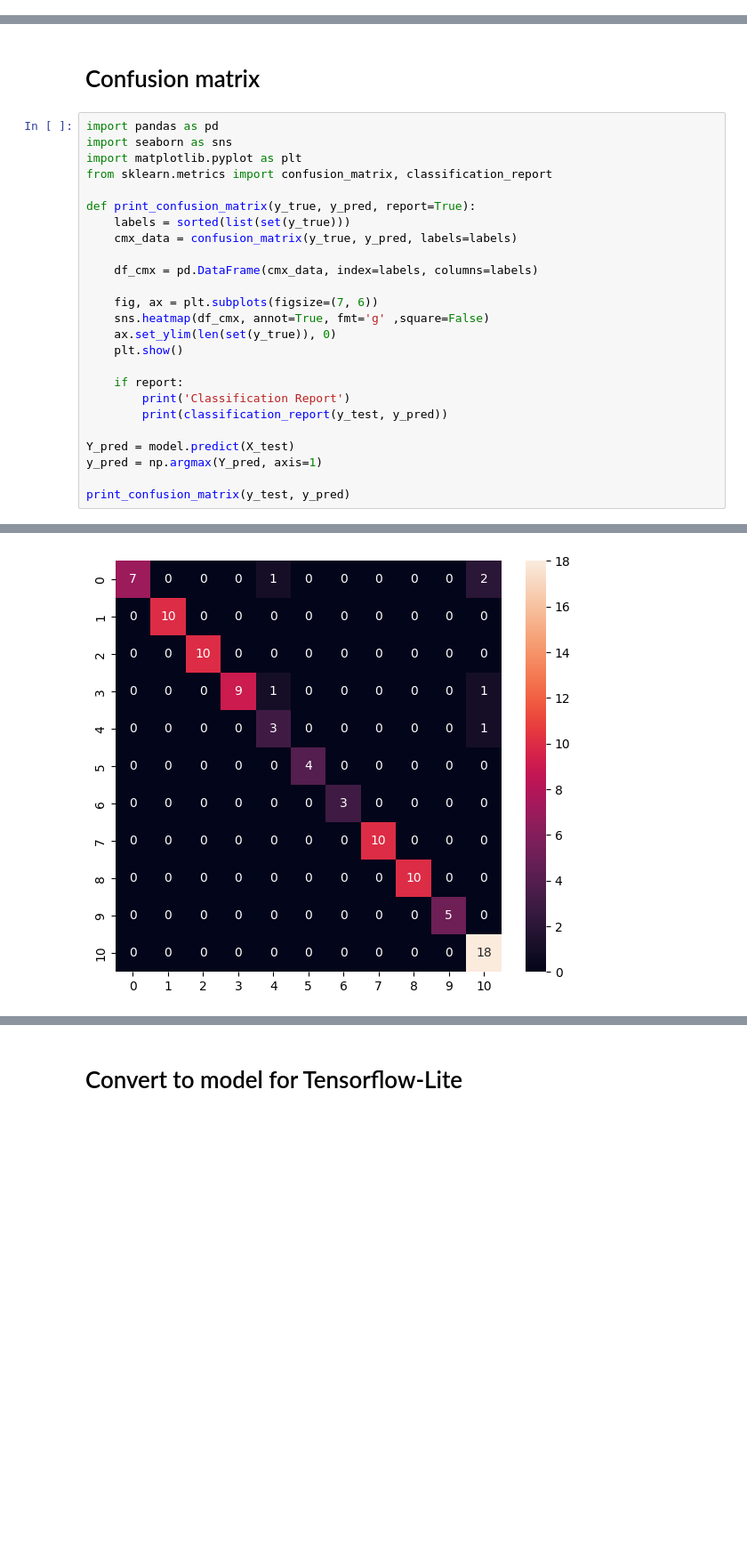
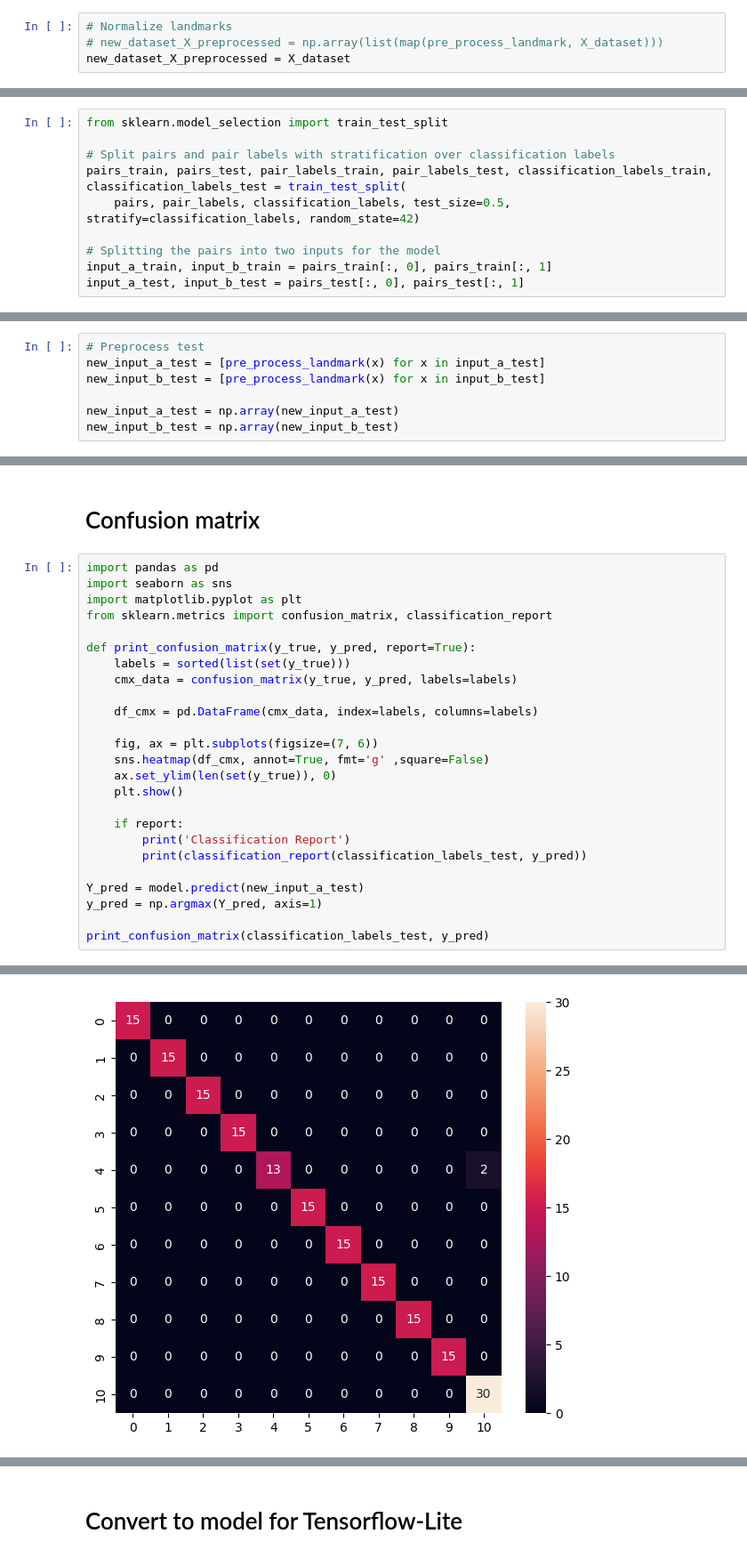
Before and after one commit to cristinagusita/ArmoniaGesturilor, a Jupyter notebook: keypoint_classification_EN.ipynb, the cells around one changed output, grey strips where cells are left out. Shown at 89% size. Drawn from its saved outputs; the diff is of its cells as text; blank space fills up the shorter version.

Commit message:
Augmented training set and implemented contrastive learning approach

```diff
--- a/keypoint_classification_EN.ipynb
+++ b/keypoint_classification_EN.ipynb
@@ -28,2 +248,6 @@ X_train, X_test, y_train, y_test = train_test_split(X_dataset, y_dataset, train_
+# %%
+# Normalize landmarks
+# new_dataset_X_preprocessed = np.array(list(map(pre_process_landmark, X_dataset)))
+new_dataset_X_preprocessed = X_dataset
 # %% [markdown]
 # Model building
@@ -76,0 +407,10 @@ model.compile(
+# %%
+from sklearn.model_selection import train_test_split
+
+# Split pairs and pair labels with stratification over classification labels
+pairs_train, pairs_test, pair_labels_train, pair_labels_test, classification_labels_train, classification_labels_test = train_test_split(
+    pairs, pair_labels, classification_labels, test_size=0.5, stratify=classification_labels, random_state=42)
+
+# Splitting the pairs into two inputs for the model
+input_a_train, input_b_train = pairs_train[:, 0], pairs_train[:, 1]
+input_a_test, input_b_test = pairs_test[:, 0], pairs_test[:, 1]
@@ -76,0 +466,7 @@ model.compile(
+# %%
+# Preprocess test
+new_input_a_test = [pre_process_landmark(x) for x in input_a_test]
+new_input_b_test = [pre_process_landmark(x) for x in input_b_test]
+
+new_input_a_test = np.array(new_input_a_test)
+new_input_b_test = np.array(new_input_b_test)
@@ -151,10 +567,10 @@ def print_confusion_matrix(y_true, y_pred, report=True):
 
     if report:
         print('Classification Report')
-        print(classification_report(y_test, y_pred))
+        print(classification_report(classification_labels_test, y_pred))
 
-Y_pred = model.predict(X_test)
+Y_pred = model.predict(new_input_a_test)
 y_pred = np.argmax(Y_pred, axis=1)
 
-print_confusion_matrix(y_test, y_pred)
+print_confusion_matrix(classification_labels_test, y_pred)
 # %% [output]
@@ -162,4 +578,4 @@ print_confusion_matrix(y_test, y_pred)
-[figure, old version]
+[figure, new version]
 Classification Report
               precision    recall  f1-score   support
 
```
Also changed, not shown: parts of 36 cells of this notebook, 6 other files.
